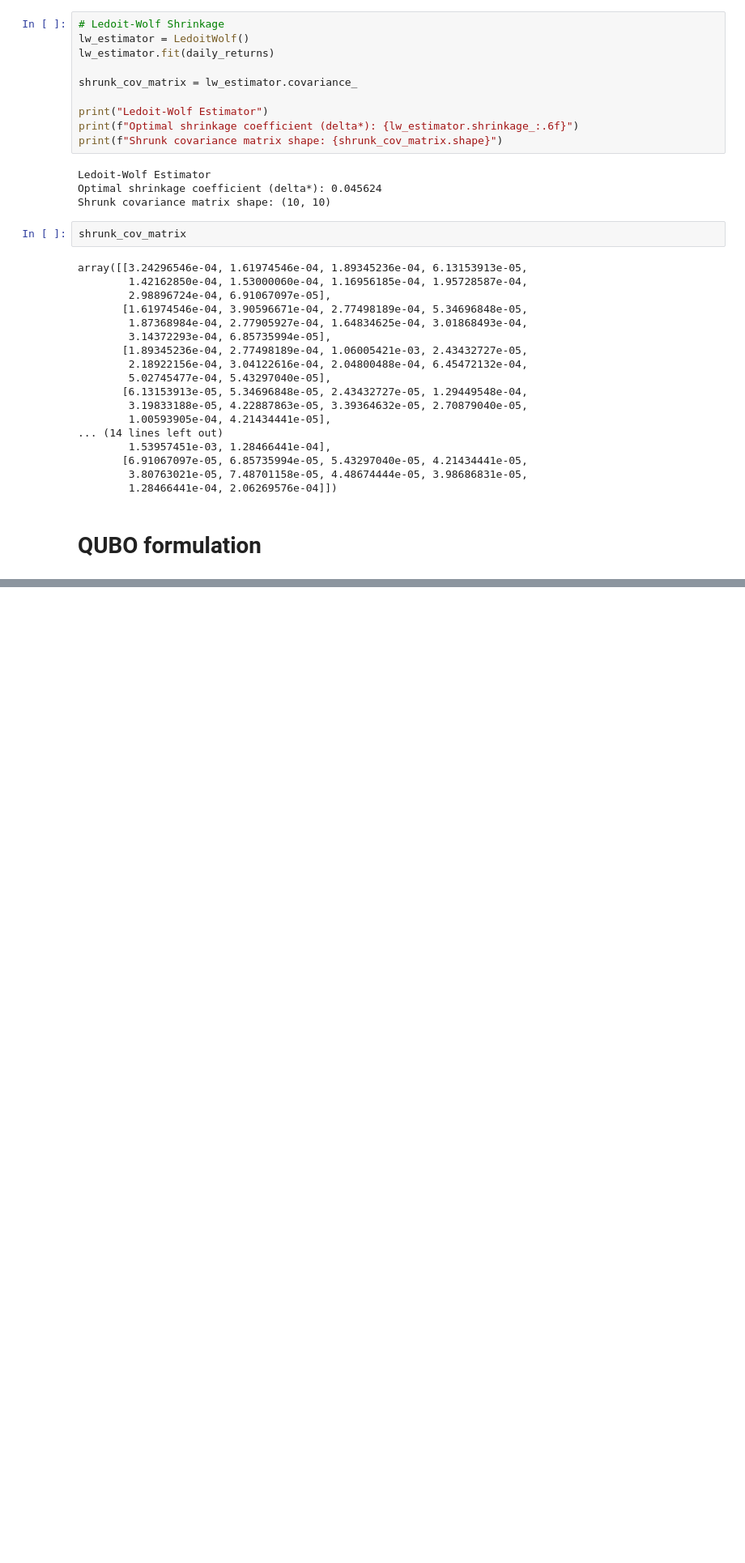
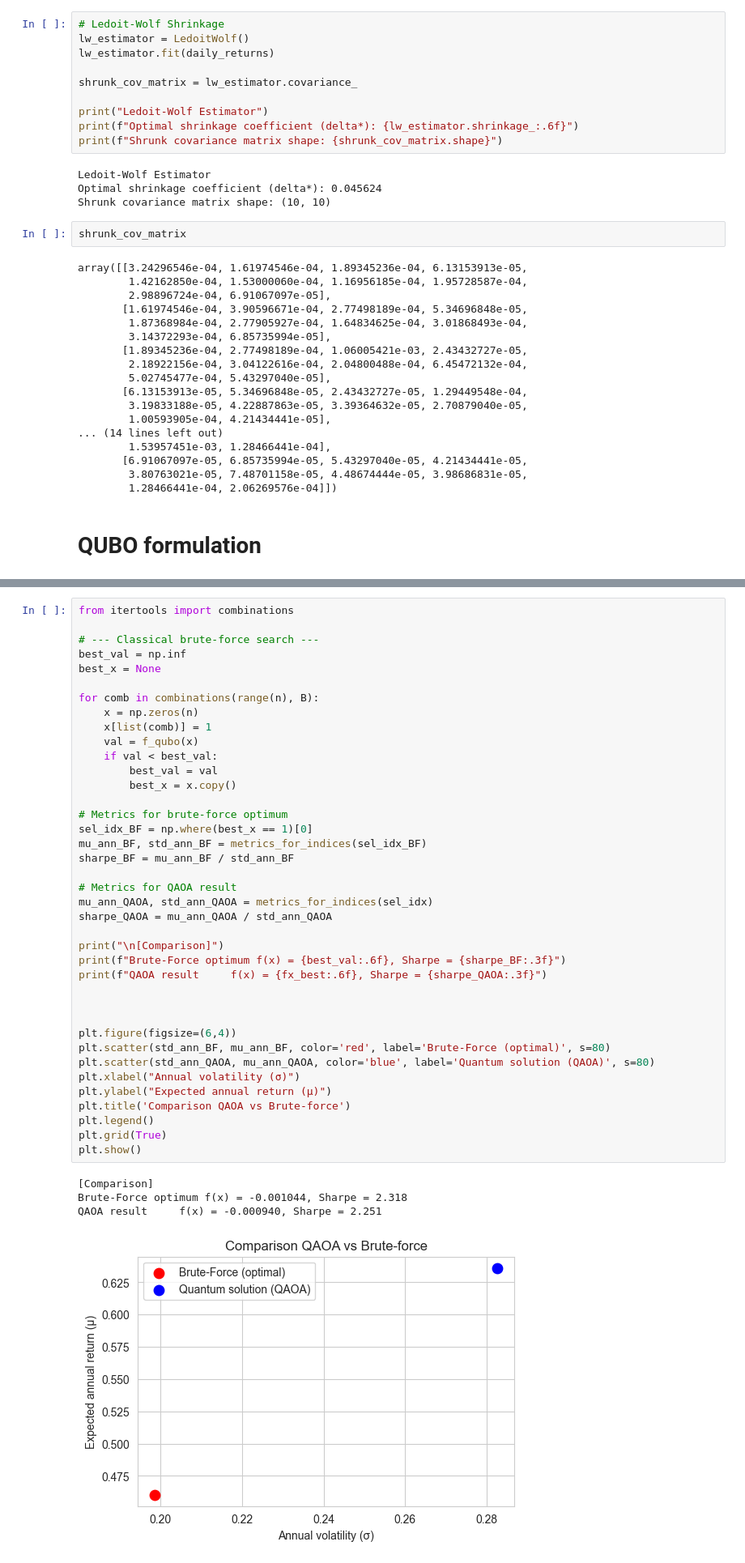
Before and after one commit to chanakyaVBSL/quantum-portfolio-qaoa, a Jupyter notebook: qaoa-portfolio.ipynb, the cells around one changed output, grey strips where cells are left out. Shown at 81% size. Drawn from its saved outputs; the diff is of its cells as text; blank space fills up the shorter version.

Commit message:
Brute-Force Solution

```diff
--- a/qaoa-portfolio.ipynb
+++ b/qaoa-portfolio.ipynb
@@ -583,0 +588,44 @@ Times -> Optimization: 5.58s | Sampling: 0.03s
+# %%
+from itertools import combinations
+
+# --- Classical brute-force search ---
+best_val = np.inf
+best_x = None
+
+for comb in combinations(range(n), B):
+    x = np.zeros(n)
+    x[list(comb)] = 1
+    val = f_qubo(x)
+    if val < best_val:
+        best_val = val
+        best_x = x.copy()
+
+# Metrics for brute-force optimum
+sel_idx_BF = np.where(best_x == 1)[0]
+mu_ann_BF, std_ann_BF = metrics_for_indices(sel_idx_BF)
+sharpe_BF = mu_ann_BF / std_ann_BF
+
+# Metrics for QAOA result
+mu_ann_QAOA, std_ann_QAOA = metrics_for_indices(sel_idx)
+sharpe_QAOA = mu_ann_QAOA / std_ann_QAOA
+
+print("\n[Comparison]")
+print(f"Brute-Force optimum f(x) = {best_val:.6f}, Sharpe = {sharpe_BF:.3f}")
+print(f"QAOA result     f(x) = {fx_best:.6f}, Sharpe = {sharpe_QAOA:.3f}")
+
+
+
+plt.figure(figsize=(6,4))
+plt.scatter(std_ann_BF, mu_ann_BF, color='red', label='Brute-Force (optimal)', s=80)
+plt.scatter(std_ann_QAOA, mu_ann_QAOA, color='blue', label='Quantum solution (QAOA)', s=80)
+plt.xlabel("Annual volatility (σ)")
+plt.ylabel("Expected annual return (μ)")
+plt.title('Comparison QAOA vs Brute-force')
+plt.legend()
+plt.grid(True)
+plt.show()
+# %% [output]
+[Comparison]
+Brute-Force optimum f(x) = -0.001044, Sharpe = 2.318
+QAOA result     f(x) = -0.000940, Sharpe = 2.251
+[figure, added]
```
Also changed, not shown: parts of 5 cells of this notebook.
